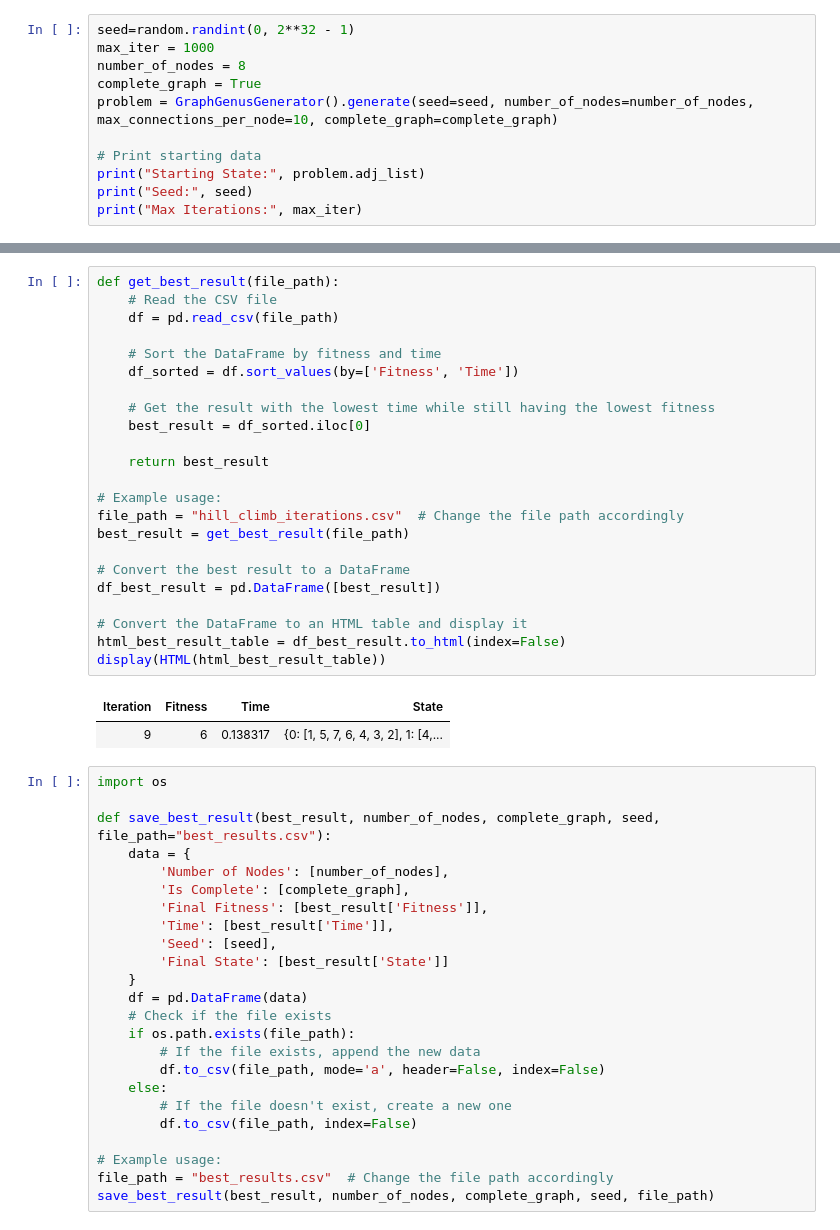
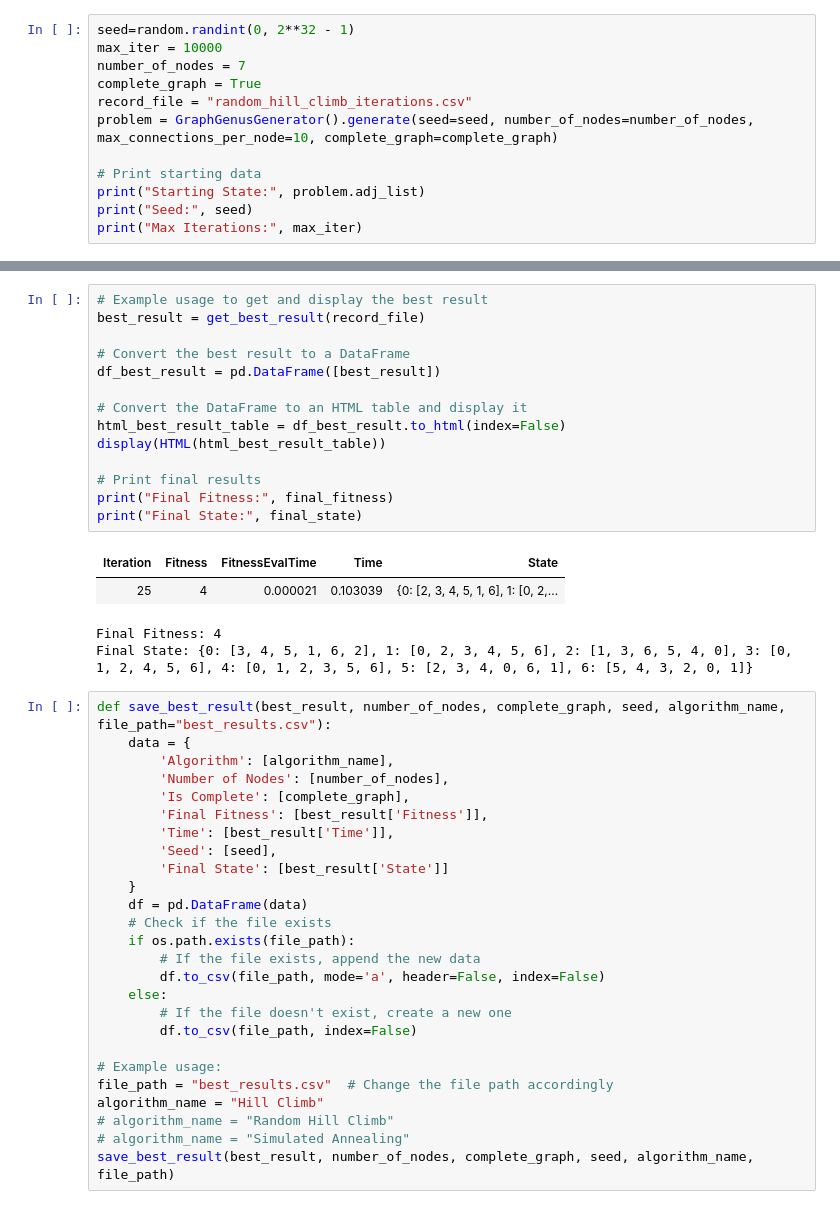
Before and after one commit to noahlsmtih/AROTTGGP, a Jupyter notebook: main.ipynb, the cells around one changed output, grey strips where cells are left out. Cells and saved outputs as stored; diff of their text form.

```diff
--- a/main.ipynb
+++ b/main.ipynb
@@ -9,9 +12,10 @@ from HC_Algorithm import hill_climb
 from RHC_Algorithm import random_hill_climb
 # %%
 seed=random.randint(0, 2**32 - 1)
-max_iter = 1000
-number_of_nodes = 8
+max_iter = 10000
+number_of_nodes = 7
 complete_graph = True
+record_file = "random_hill_climb_iterations.csv"
 problem = GraphGenusGenerator().generate(seed=seed, number_of_nodes=number_of_nodes, max_connections_per_node=10, complete_graph=complete_graph)
 
 # Print starting data
@@ -98,34 +77,26 @@ restarted
 # %%
-def get_best_result(file_path):
-    # Read the CSV file
-    df = pd.read_csv(file_path)
-
-    # Sort the DataFrame by fitness and time
-    df_sorted = df.sort_values(by=['Fitness', 'Time'])
-
-    # Get the result with the lowest time while still having the lowest fitness
-    best_result = df_sorted.iloc[0]
-
-    return best_result
-
-# Example usage:
-file_path = "hill_climb_iterations.csv"  # Change the file path accordingly
-best_result = get_best_result(file_path)
+# Example usage to get and display the best result
+best_result = get_best_result(record_file)
 
 # Convert the best result to a DataFrame
 df_best_result = pd.DataFrame([best_result])
 
 # Convert the DataFrame to an HTML table and display it
 html_best_result_table = df_best_result.to_html(index=False)
 display(HTML(html_best_result_table))
+
+# Print final results
+print("Final Fitness:", final_fitness)
+print("Final State:", final_state)
 # %% [output]
-| Iteration | Fitness | Time | State |
-| 9 | 6 | 0.138317 | {0: [1, 5, 7, 6, 4, 3, 2], 1: [4,... |
+| Iteration | Fitness | FitnessEvalTime | Time | State |
+| 25 | 4 | 0.000021 | 0.103039 | {0: [2, 3, 4, 5, 1, 6], 1: [0, 2,... |
+Final Fitness: 4
+Final State: {0: [3, 4, 5, 1, 6, 2], 1: [0, 2, 3, 4, 5, 6], 2: [1, 3, 6, 5, 4, 0], 3: [0, 1, 2, 4, 5, 6], 4: [0, 1, 2, 3, 5, 6], 5: [2, 3, 4, 0, 6, 1], 6: [5, 4, 3, 2, 0, 1]}
 # %%
-import os
-
-def save_best_result(best_result, number_of_nodes, complete_graph, seed, file_path="best_results.csv"):
+def save_best_result(best_result, number_of_nodes, complete_graph, seed, algorithm_name, file_path="best_results.csv"):
     data = {
+        'Algorithm': [algorithm_name],
         'Number of Nodes': [number_of_nodes],
         'Is Complete': [complete_graph],
         'Final Fitness': [best_result['Fitness']],
@@ -144,4 +115,7 @@ def save_best_result(best_result, number_of_nodes, complete_graph, seed, file_pa
 
 # Example usage:
 file_path = "best_results.csv"  # Change the file path accordingly
-save_best_result(best_result, number_of_nodes, complete_graph, seed, file_path)
+algorithm_name = "Hill Climb"
+# algorithm_name = "Random Hill Climb"
+# algorithm_name = "Simulated Annealing"
+save_best_result(best_result, number_of_nodes, complete_graph, seed, algorithm_name, file_path)
```
Also changed, not shown: parts of 4 cells of this notebook, 10 other files.
